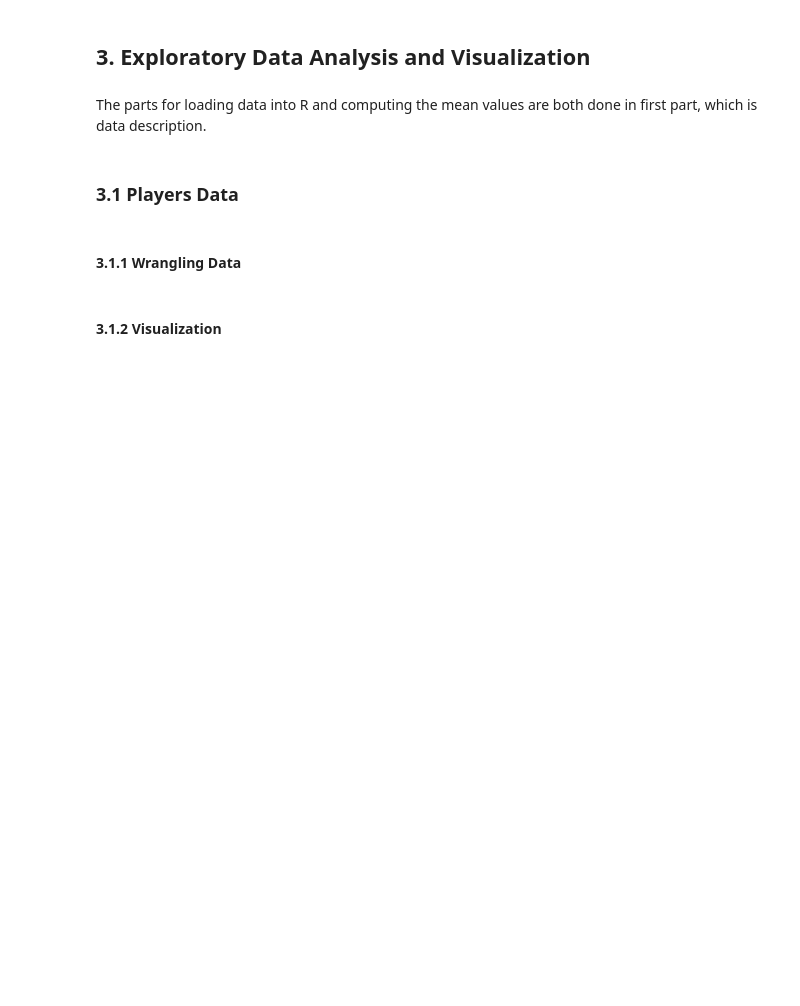
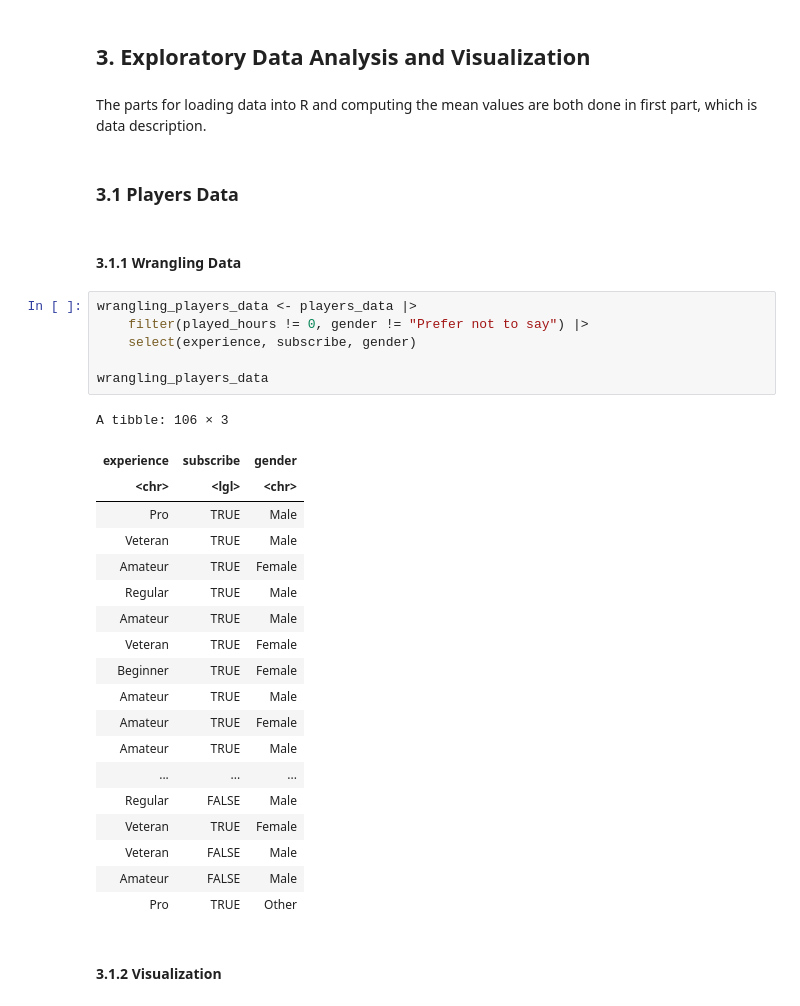
Before and after one commit to Sandyyyin/individual_project_14987747, a Jupyter notebook: individual_project_14987747.ipynb, the cells around one changed output. Drawn from its saved outputs; the diff is of its cells as text; blank space fills up the shorter version.

```diff
--- a/individual_project_14987747.ipynb
+++ b/individual_project_14987747.ipynb
@@ -150,5 +150,31 @@ The parts for loading data into R and computing the mean values are both done in
 ### 3.1 Players Data
 # %% [markdown]
 #### 3.1.1 Wrangling Data
+# %%
+wrangling_players_data <- players_data |>
+    filter(played_hours != 0, gender != "Prefer not to say") |>
+    select(experience, subscribe, gender)
+
+wrangling_players_data
+# %% [output]
+A tibble: 106 × 3
+| experience | subscribe | gender |
+| <chr> | <lgl> | <chr> |
+| Pro | TRUE | Male |
+| Veteran | TRUE | Male |
+| Amateur | TRUE | Female |
+| Regular | TRUE | Male |
+| Amateur | TRUE | Male |
+| Veteran | TRUE | Female |
+| Beginner | TRUE | Female |
+| Amateur | TRUE | Male |
+| Amateur | TRUE | Female |
+| Amateur | TRUE | Male |
+| ... | ... | ... |
+| Regular | FALSE | Male |
+| Veteran | TRUE | Female |
+| Veteran | FALSE | Male |
+| Amateur | FALSE | Male |
+| Pro | TRUE | Other |
 # %% [markdown]
 #### 3.1.2 Visualization
```
Also changed, not shown: parts of 7 cells of this notebook.
